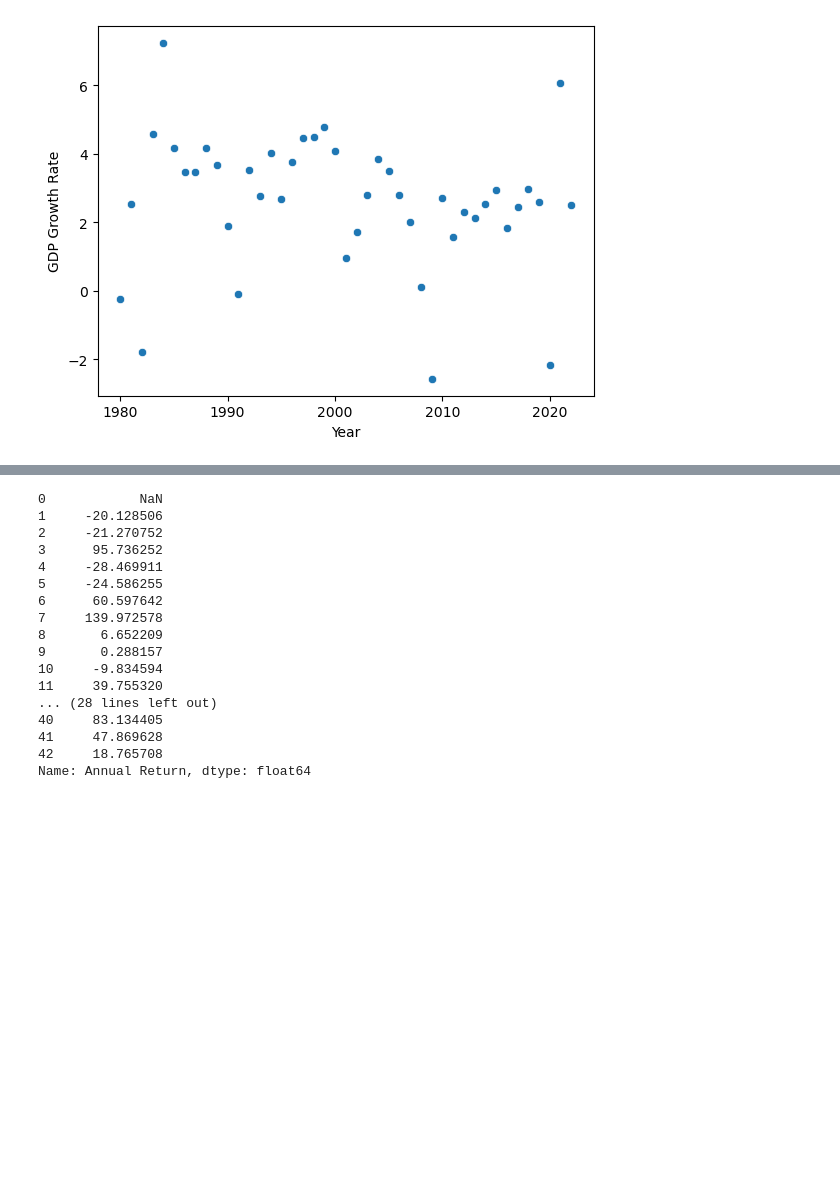
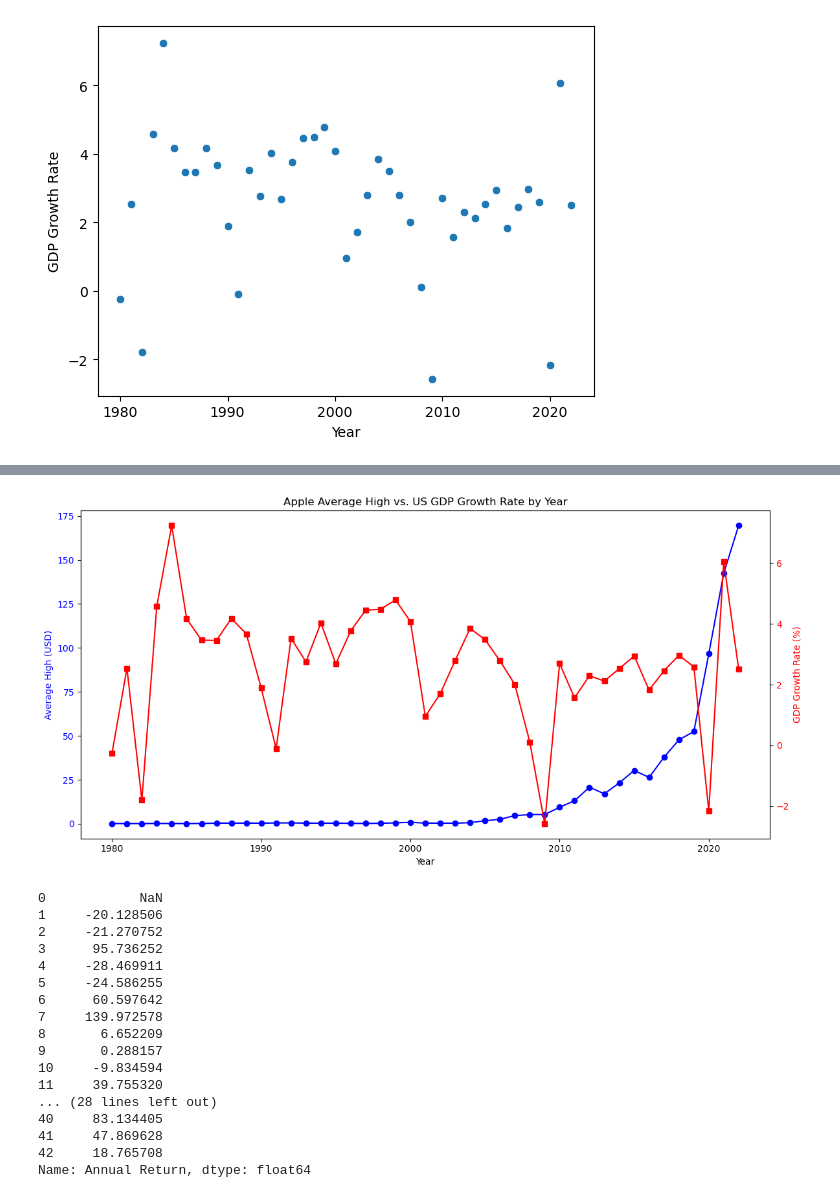
Before and after one commit to RaoooFu/Project-1111, a Jupyter notebook: Main.ipynb, the cells around one changed output, grey strips where cells are left out. Saved outputs shown, nothing was run; the diff lists cells and outputs as text; code cells hidden in the pictures; blank space fills up the shorter version.

```diff
--- a/Main.ipynb
+++ b/Main.ipynb
@@ -191,3 +191,6 @@ sns.scatterplot(x='Year',y='GDP Growth Rate',data=us_gdp_filtered)
 # %% [output]
 <Axes: xlabel='Year', ylabel='GDP Growth Rate'>
 [figure]
+# %%
+merged_data=pd.merge(us_gdp_filtered[['Year','GDP Growth Rate']],annual_mean[['Year', 'High']],on='Year',how='inner')
+merged_data
@@ -194,3 +215,27 @@ sns.scatterplot(x='Year',y='GDP Growth Rate',data=us_gdp_filtered)
+# %%
+import matplotlib.pyplot as plt
+
+# Create a figure and a primary axis
+fig, ax1 = plt.subplots(figsize=(12, 6))
+
+# Plot the average 'High' stock price on the primary y-axis
+ax1.set_xlabel('Year')
+ax1.set_ylabel('Average High (USD)', color='blue')
+ax1.plot(merged_data['Year'], merged_data['High'], color='blue', marker='o', label='Average High')
+ax1.tick_params(axis='y', labelcolor='blue')
+
+# Create a secondary y-axis sharing the same x-axis for GDP Growth Rate
+ax2 = ax1.twinx()
+ax2.set_ylabel('GDP Growth Rate (%)', color='red')
+ax2.plot(merged_data['Year'], merged_data['GDP Growth Rate'], color='red', marker='s', label='GDP Growth Rate')
+ax2.tick_params(axis='y', labelcolor='red')
+
+# Title and show the plot
+plt.title('Apple Average High vs. US GDP Growth Rate by Year')
+fig.tight_layout()  # Adjust layout to prevent overlap
+plt.show()
+# %% [output]
+[figure, added]
 # %%
 #Annual Return is change in stock price year over year;
 annual_avg['Annual Return'] = annual_avg['Close'].pct_change() * 100
```
Also changed, not shown: parts of 1 cell of this notebook.
